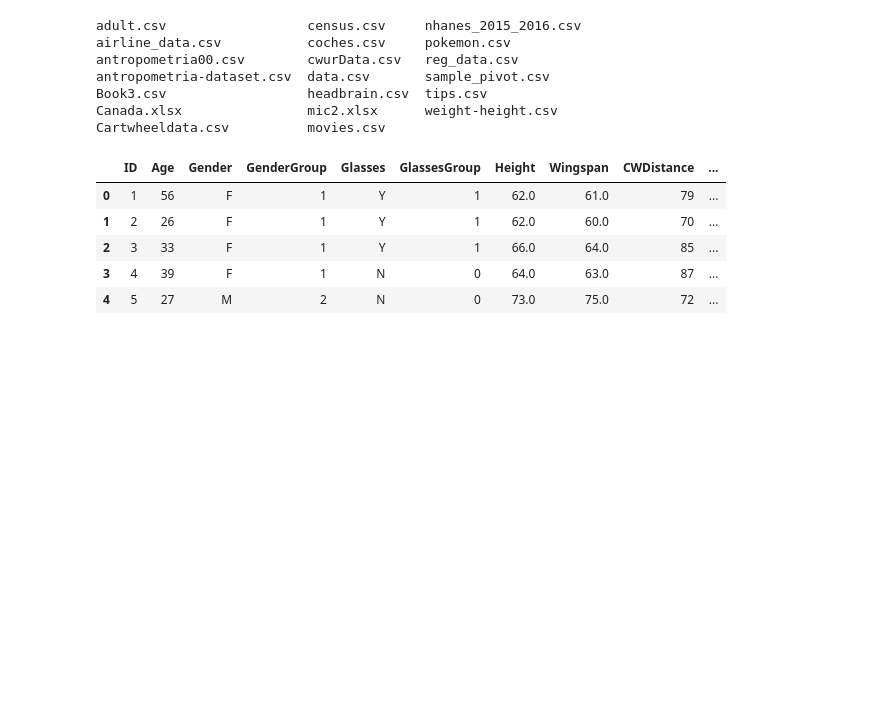
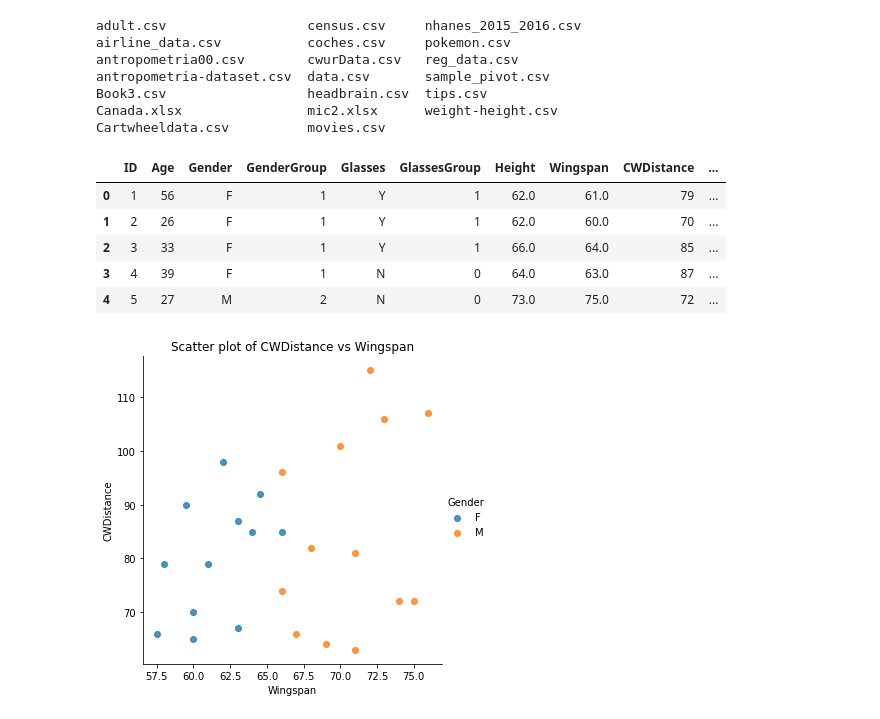
Before and after one commit to Caavalos/DMEGADE3, a Jupyter notebook: clase4.ipynb, the cells around one changed output. Cells and saved outputs as stored; diff of their text form; code cells hidden in the pictures; blank space fills up the shorter version.

```diff
--- a/clase4.ipynb
+++ b/clase4.ipynb
@@ -106,9 +109,13 @@ df.head()
 | 3 | 4 | 39 | F | 1 | N | 0 | 64.0 | 63.0 | 87 | ... |
 | 4 | 5 | 27 | M | 2 | N | 0 | 73.0 | 75.0 | 72 | ... |
 # %%
-sns.lmplot(x = 'Wingspan',
+sns.lmplot (x = 'Wingspan',
            y = 'CWDistance',
            data = df,
+           fit_reg = False,
+           hue = 'Gender'
           )
 plt.title('Scatter plot of CWDistance vs Wingspan')
 plt.show()
+# %% [output]
+[figure, added]
```
Also changed, not shown: parts of 5 cells of this notebook.
